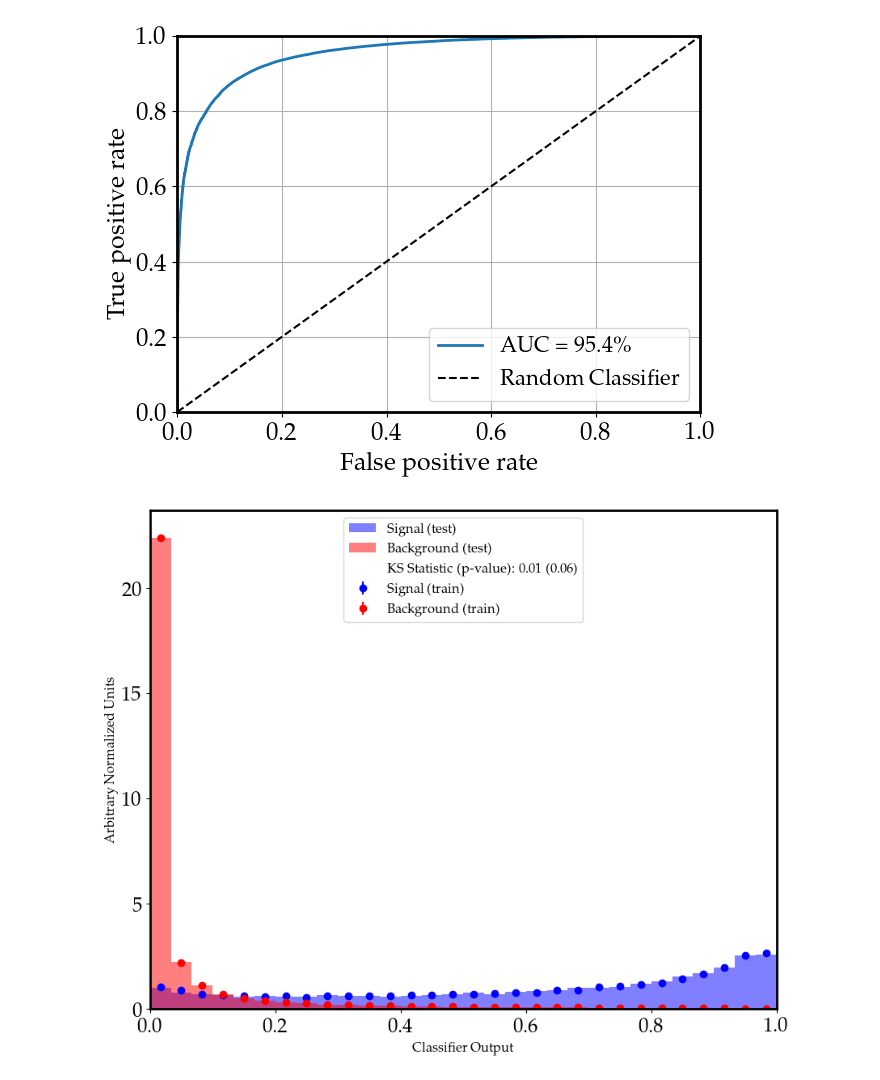
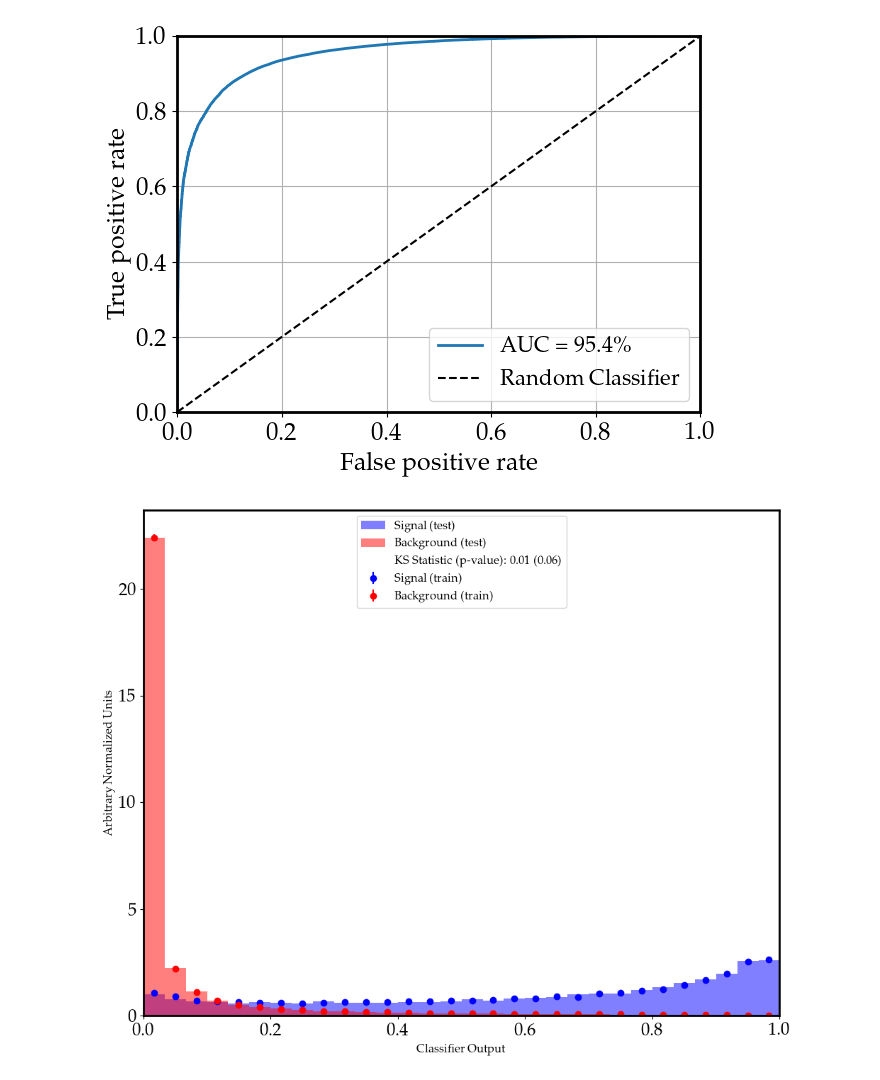
Before and after one commit to ikrommyd/PHYS549, a Jupyter notebook: explore.ipynb, the cells around one changed output. Drawn from its saved outputs; the diff is of its cells as text; code cells hidden in the pictures.

Commit message:
KS plot

```diff
--- a/explore.ipynb
+++ b/explore.ipynb
@@ -364,8 +364,8 @@ def make_ks_plot(y_train, train_proba, y_test, test_proba, bins=30, fig_sz=(10,
     plt.xlim(0, 1)
     plt.plot([], [], ' ', label='KS Statistic (p-value): '+str(round(ks[0],2))+' ('+str(round(ks[1],2))+')')
     plt.legend(loc='upper center', fontsize=12)
-    plt.show()
     plt.close()
+    return fig
 # %%
 # build a simple neural network in keras
 
@@ -443,6 +443,9 @@ plt.show()
 # %% [output]
 [figure]
 # %%
-make_ks_plot(y_train.to_numpy()[:,0], predict_array_train[:,0], y_test.to_numpy()[:,0], predict_array_test[:,0])
+fig = make_ks_plot(y_train.to_numpy()[:,0], predict_array_train[:,0], y_test.to_numpy()[:,0], predict_array_test[:,0])
-# %% [output]
-[figure, removed]
+# %%
+fig.tight_layout()
+fig
+# %% [output]
+[figure, added]
```
Also changed, not shown: 1 other file.
